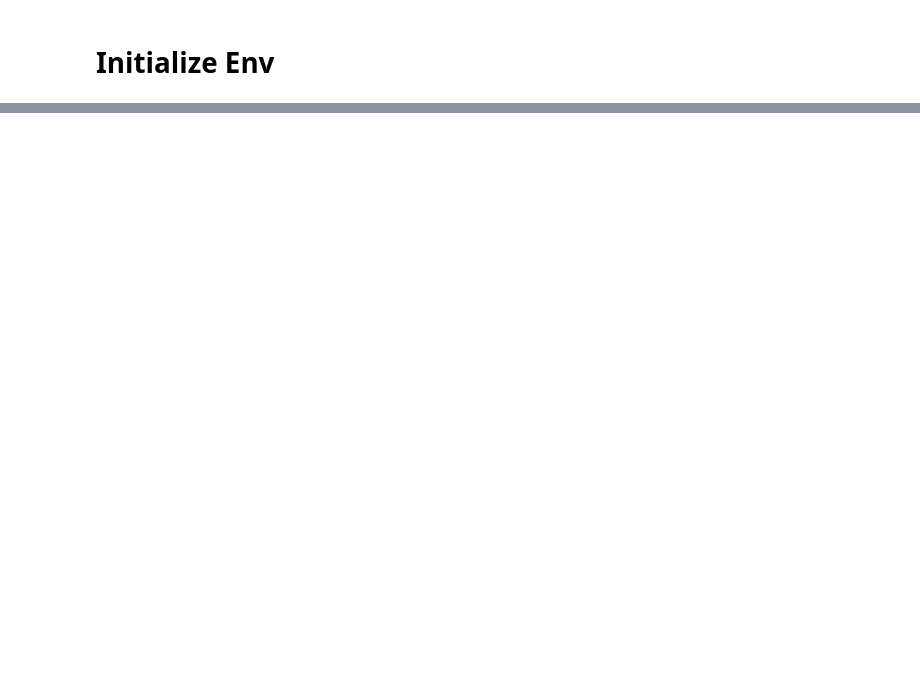
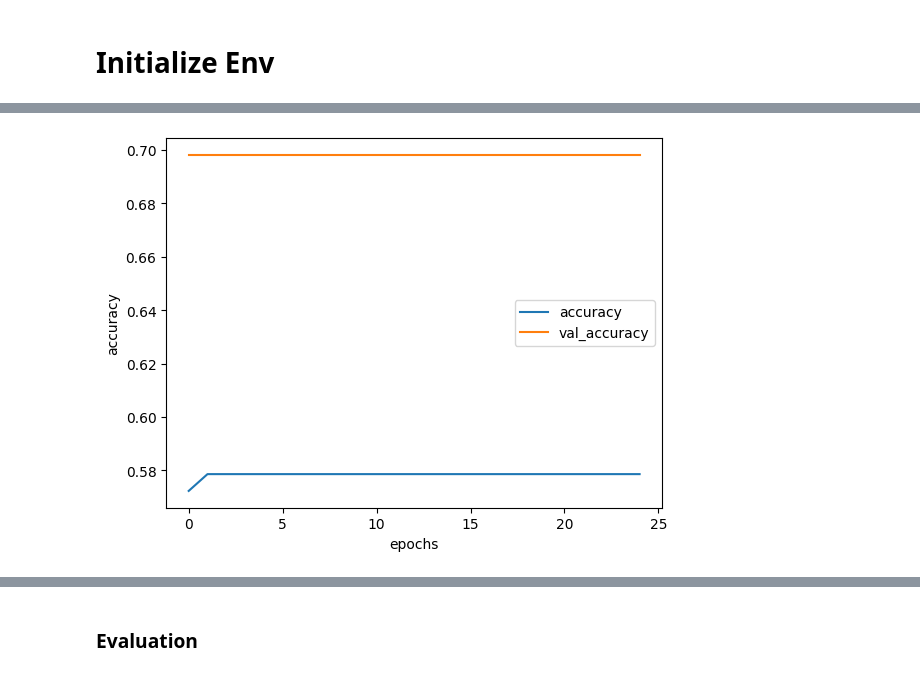
Before and after one commit to ramwtz/data-science-project, a Jupyter notebook: draft/text_model_train.ipynb, the cells around one changed output, grey strips where cells are left out. Saved outputs shown, nothing was run; the diff lists cells and outputs as text; code cells hidden in the pictures; blank space fills up the shorter version.

```diff
--- a/draft/text_model_train.ipynb
+++ b/draft/text_model_train.ipynb
@@ -798,0 +414,7 @@ Note: you may need to restart the kernel to use updated packages.
+# %%
+accuracy_history = fit_history[['accuracy','val_accuracy']]
+accuracy_history.plot(
+    title='', xlabel='epochs', ylabel='accuracy')
+plt.show()
+# %% [output]
+[figure, added]
@@ -798,0 +422,2 @@ Note: you may need to restart the kernel to use updated packages.
+# %% [markdown]
+### Evaluation
```
Also changed, not shown: parts of 155 cells of this notebook.
